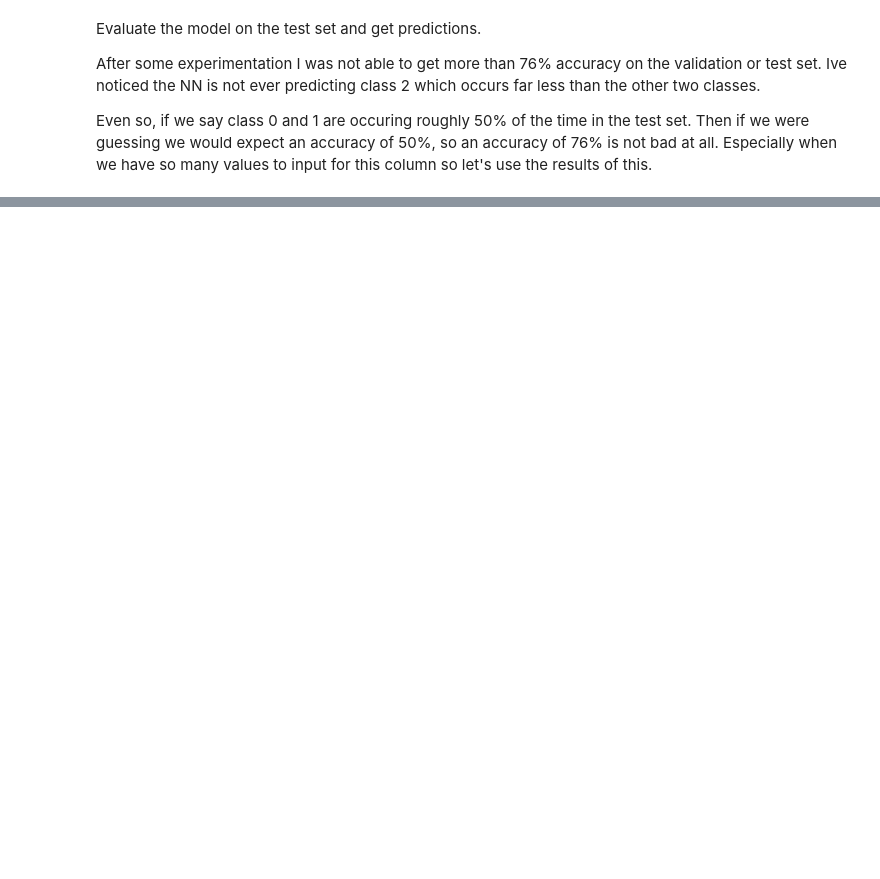
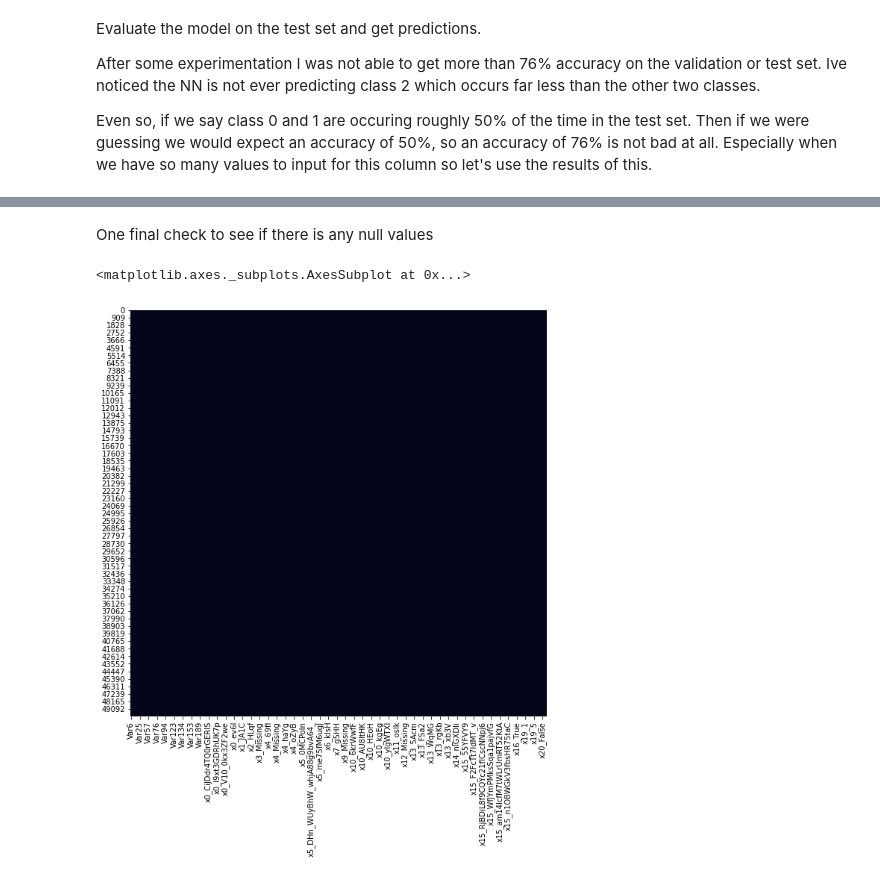
Before and after one commit to sdesilva26/Customer-Churn-Prediction, a Jupyter notebook: notebooks/Customer Churn Prediction.ipynb, the cells around one changed output, grey strips where cells are left out. Saved outputs shown, nothing was run; the diff lists cells and outputs as text; code cells hidden in the pictures; blank space fills up the shorter version.

```diff
--- a/notebooks/Customer Churn Prediction.ipynb
+++ b/notebooks/Customer Churn Prediction.ipynb
@@ -1452,4 +1456,4 @@ plt.show()
 # %%
-X_225_test['Var225_encode'] = model.predict_classes(X_225_test)
-X_225_test
+x_225_test['Var225_encode'] = model.predict_classes(x_225_test)
+x_225_test
 # %% [output]
@@ -1456,0 +1560,5 @@ ValueError: Error when checking input: expected dense_156_input to have shape (2
+# %%
+df_to_impute['Var225_encode'].fillna(x_225_test['Var225_encode'], inplace=True)
+df_to_impute.drop(['Var229_encode'], axis=1, inplace=True, errors='ignore')
+
+df_to_impute.head()
@@ -1456,0 +1575,4 @@ ValueError: Error when checking input: expected dense_156_input to have shape (2
+# %%
+df_cleaned_draft1 = df_to_impute.copy()
+
+df_cleaned_draft1.head()
@@ -1456,0 +1587,8 @@ ValueError: Error when checking input: expected dense_156_input to have shape (2
+# %% [markdown]
+One final check to see if there is any null values
+# %%
+plt.figure(figsize=(10,10))
+sns.heatmap(df_cleaned_draft1.isnull(), cbar=False)
+# %% [output]
+<matplotlib.axes._subplots.AxesSubplot at 0x...>
+[figure, added]
```
Also changed, not shown: parts of 39 cells of this notebook.
